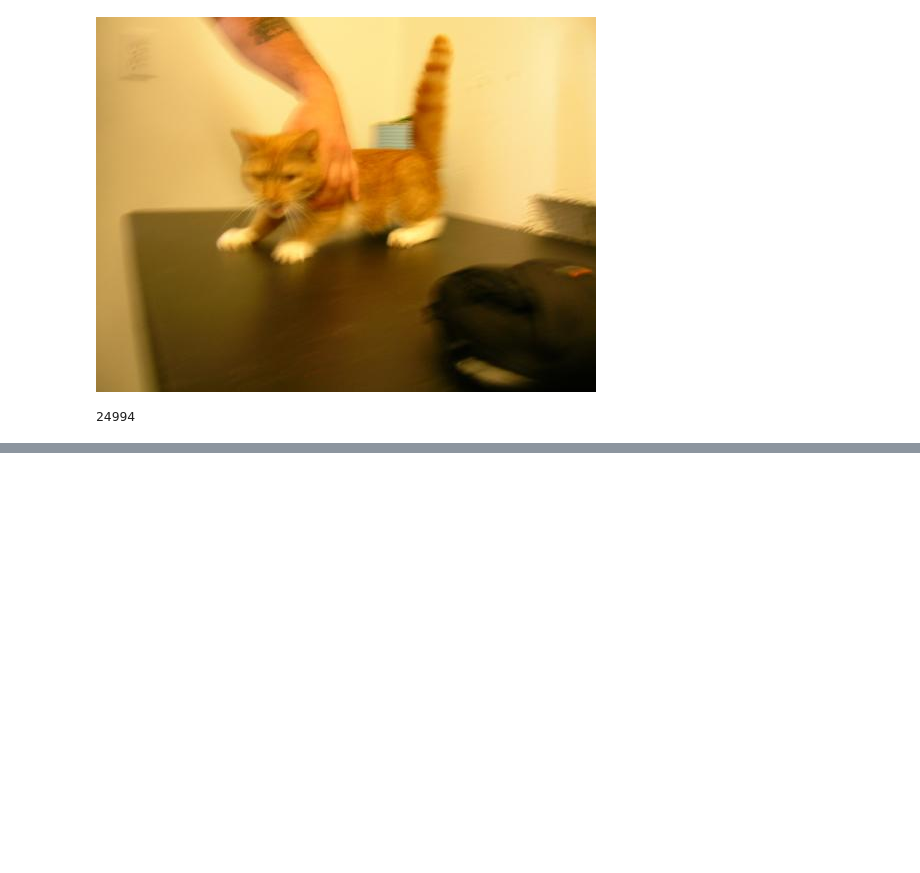
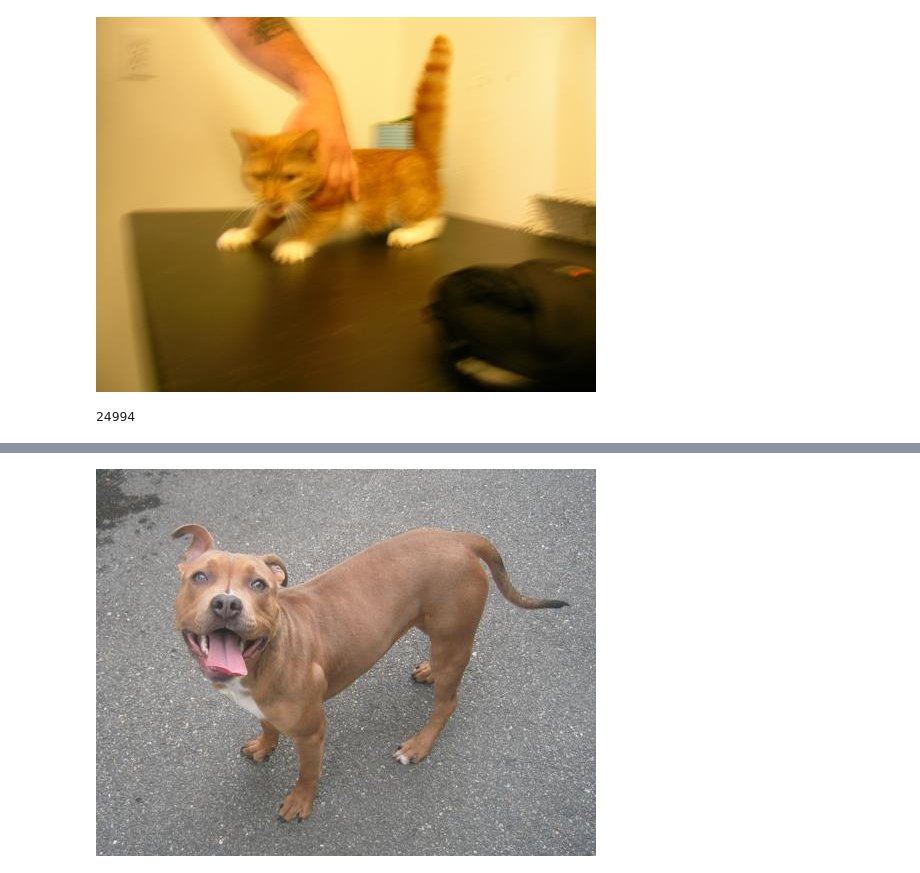
Before and after one commit to jonhealy1/ai-engineering, a Jupyter notebook: pytorch-for-deep-learning/69-cnn_custom_images.ipynb, the cells around one changed output, grey strips where cells are left out. Cells and saved outputs as stored; diff of their text form; code cells hidden in the pictures; blank space fills up the shorter version.

Commit message:
examine images

```diff
--- a/pytorch-for-deep-learning/69-cnn_custom_images.ipynb
+++ b/pytorch-for-deep-learning/69-cnn_custom_images.ipynb
@@ -42,0 +79,5 @@ for item in img_names:
+# %%
+dog = Image.open(file_path + "train/DOG/14.jpg")
+display(dog)
+# %% [output]
+[figure, added]
```
Also changed, not shown: parts of 4 cells of this notebook.
